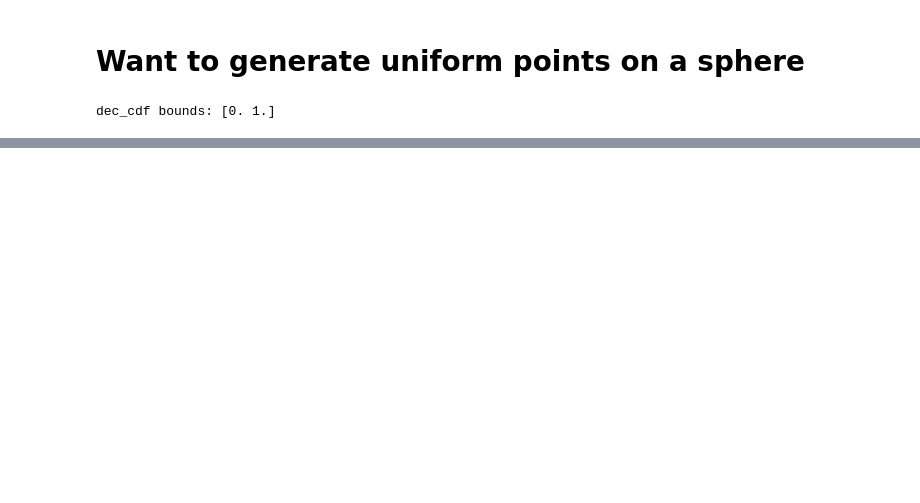
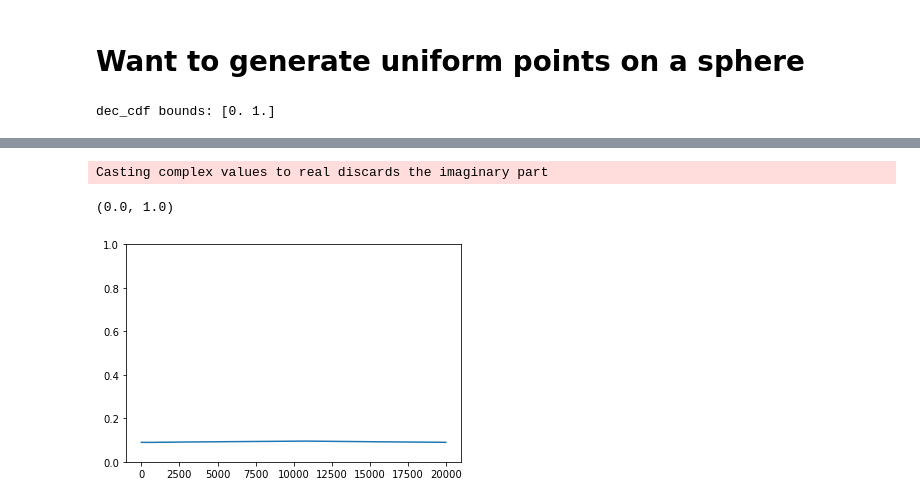
Before and after one commit to HydraRadio/VisModel, a Jupyter notebook: notebooks/beam_gibbs_sampler.ipynb, the cells around one changed output, grey strips where cells are left out. Saved outputs shown, nothing was run; the diff lists cells and outputs as text; code cells hidden in the pictures; blank space fills up the shorter version.

```diff
--- a/notebooks/beam_gibbs_sampler.ipynb
+++ b/notebooks/beam_gibbs_sampler.ipynb
@@ -1297,0 +1195,13 @@ array([[0, 2],
+# %%
+corr = np.correlate(samples[::num_ant, 0, 0], samples[::num_ant, 0, 0], mode='full')
+den_1 = np.arange(1, int(1e4), 1)
+den_2 = np.arange(int(1e4), 0, -1)
+denom = np.concatenate([den_1, den_2])
+corr_ave = corr / np.array(denom)
+# %%
+plt.plot(corr_ave)
+plt.ylim([0, 1])
+# %% [output]
+Casting complex values to real discards the imaginary part
+(0.0, 1.0)
+[figure, added]
```
Also changed, not shown: parts of 37 cells of this notebook.
